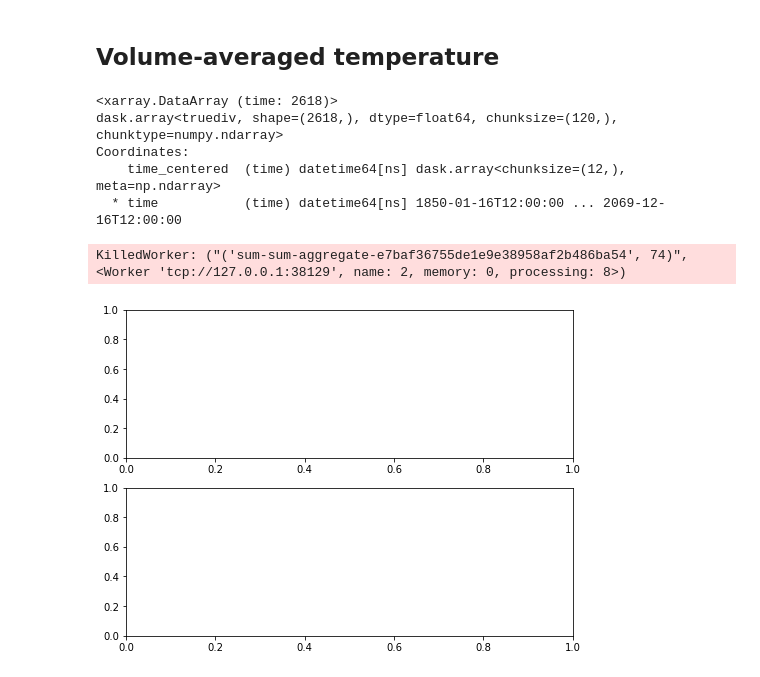
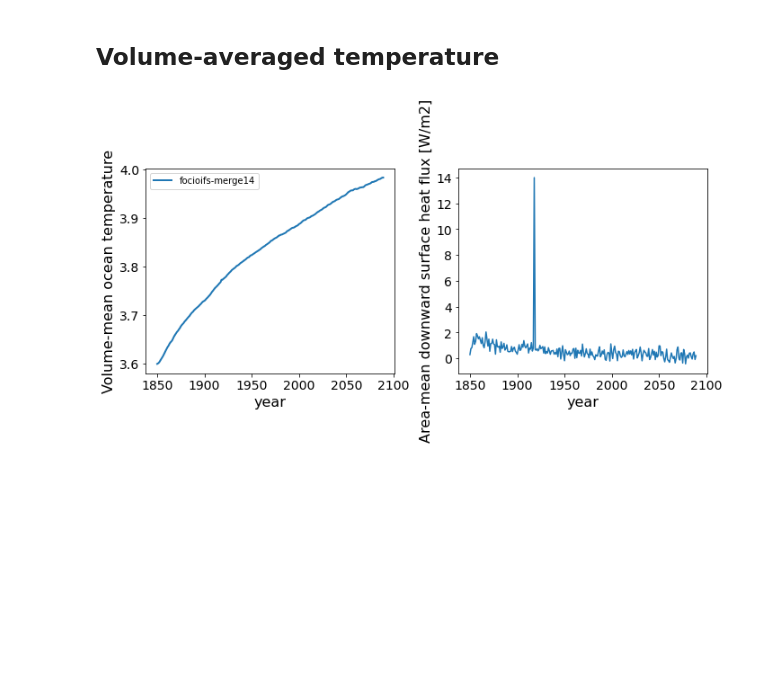
Before and after one commit to joakimkjellsson/foci-openifs-eval, a Jupyter notebook: Volume-mean_temperature.ipynb, the cells around one changed output. Drawn from its saved outputs; the diff is of its cells as text; code cells hidden in the pictures; blank space fills up the shorter version.

```diff
--- a/Volume-mean_temperature.ipynb
+++ b/Volume-mean_temperature.ipynb
@@ -39,6 +39,6 @@ exp_list = ['focioifs-merge14']
 # NEMO grid T
 ds_t_all = []
 for exp in exp_list:
-    t = '/data/user/jkjellsson/esm-experiments/focioifs/%s/outdata/nemo/*1m*grid_T.nc' % (exp,)
+    t = '/data/user/jkjellsson/esm-experiments/focioifs/%s/outdata/nemo/1y/*1y*grid_T.nc' % (exp,)
     ds_t = xr.open_mfdataset(t,combine='by_coords').rename({'time_counter':'time'})
     ds_t_all.append(ds_t)
@@ -45,38 +138,40 @@ for exp in exp_list:
 # %% [markdown]
 ## Volume-averaged temperature
 # %%
-fig, ax = plt.subplots(2,1,figsize=(8,6))
+fig, ax = plt.subplots(1,2,figsize=(10,5))
 
 for i in range(0,len(exp_list)):
-    ds_t = ds_t_all[i]
+    toce_1d = toce_list[i]
+    soce_1d = soce_list[i]
+
     exp = exp_list[i]
 
     # Ocean temperature
-    tot_vol = (da_orca05_volume * da_orca05_mask_3D).sum(('x','y','deptht'))
-    toce = (ds_t['votemper'] * da_orca05_volume * da_orca05_mask_3D).sum(('x','y','deptht')) / tot_vol
-    print(toce)
+    tot_vol = (da_orca05_volume * da_orca05_mask_3D).sum(('x','y'))
+    toce = (toce_1d * tot_vol).sum(('deptht')) / tot_vol.sum('deptht')
 
     # Surface heat flux
     tot_area = (da_orca05_area * da_orca05_mask).sum(('x','y'))
     hflux = (ds_t['sohefldo'] * da_orca05_mask * da_orca05_area).sum(('x','y')) / tot_area
 
     # Annual mean
     toce_mean = toce.groupby('time.year').mean('time')
-    toce_mean.plot(ax=ax[0],alpha=1,label=exp)
+    toce_mean.plot(ax=ax[0],alpha=1,label=exp,lw=2)
 
     hflux_mean = hflux.groupby('time.year').mean('time')
     hflux_mean.plot(ax=ax[1],alpha=1,label=exp)
+
+    for a in ax:
+        a.tick_params(labelsize=14)
+        t = a.get_xlabel()
+        a.set_xlabel(t,fontsize=16)
+        t = a.get_ylabel()
+        a.set_ylabel(t,fontsize=16)
 
 ax[0].legend()
 ax[0].set_ylabel('Volume-mean ocean temperature')
 ax[1].set_ylabel('Area-mean downward surface heat flux [W/m2]')
 fig.tight_layout()
 fig.savefig('volmean_ocean_temp.pdf',format='pdf')
 # %% [output]
-<xarray.DataArray (time: 2618)>
-dask.array<truediv, shape=(2618,), dtype=float64, chunksize=(120,), chunktype=numpy.ndarray>
-Coordinates:
-    time_centered  (time) datetime64[ns] dask.array<chunksize=(12,), meta=np.ndarray>
-  * time           (time) datetime64[ns] 1850-01-16T12:00:00 ... 2069-12-16T12:00:00
-KilledWorker: ("('sum-sum-aggregate-e7baf36755de1e9e38958af2b486ba54', 74)", <Worker 'tcp://127.0.0.1:38129', name: 2, memory: 0, processing: 8>)
-[figure, old version]
+[figure, new version]
```
Also changed, not shown: parts of 6 cells of this notebook, 6 other files.
